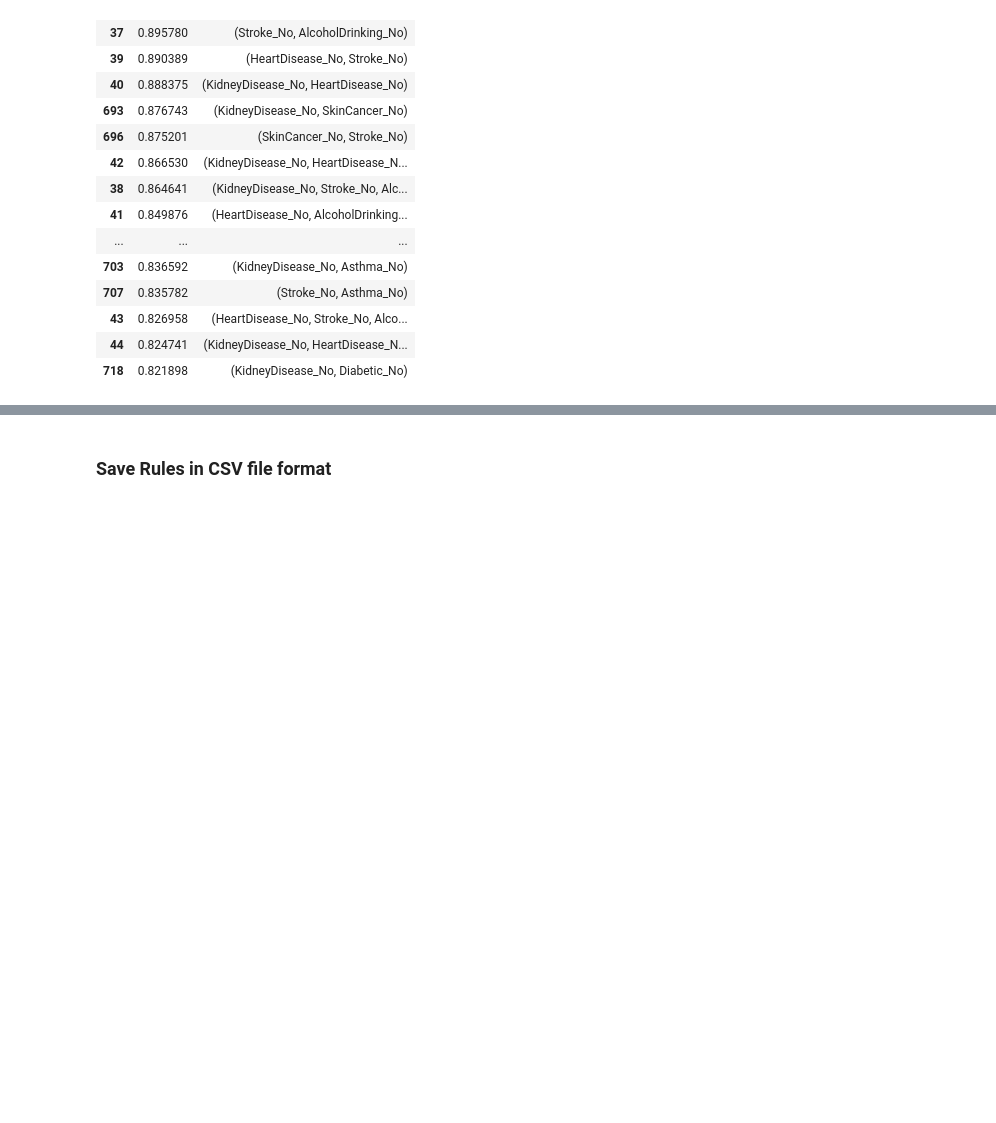
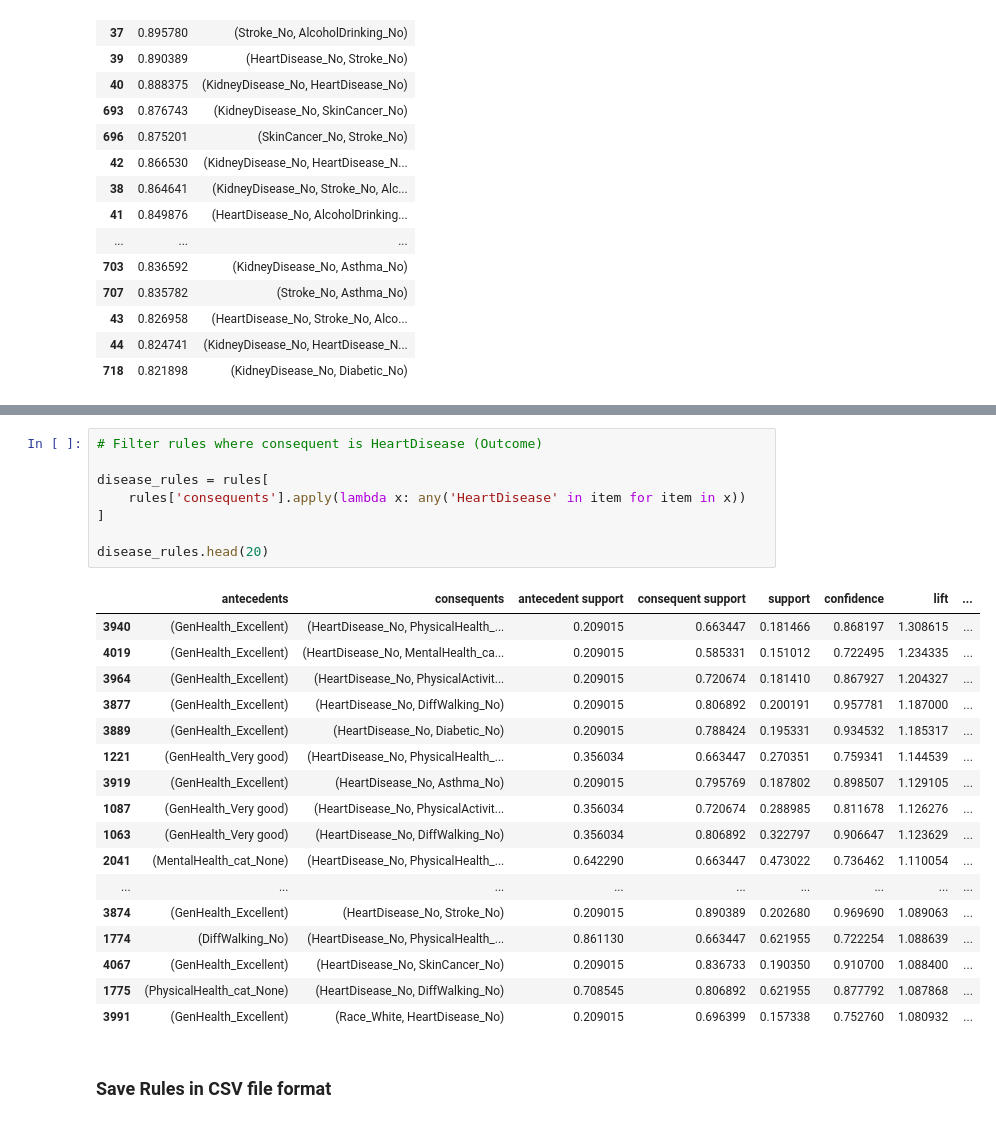
Before and after one commit to kay-16/CSC172-AssociationMining-Reambonanza, a Jupyter notebook: heart_disease_associationmining/notebook/mining.ipynb, the cells around one changed output, grey strips where cells are left out. Saved outputs shown, nothing was run; the diff lists cells and outputs as text; blank space fills up the shorter version.

Commit message:
Filter rules where consequent is HeartDisease

```diff
--- a/heart_disease_associationmining/notebook/mining.ipynb
+++ b/heart_disease_associationmining/notebook/mining.ipynb
@@ -174,6 +174,32 @@ risk_rules.head(10)
 | 3955 | (GenHealth_Excellent) | (KidneyDisease_No, PhysicalActivi... | 0.209015 | 0.753236 | 0.183830 | 0.879507 | 1.167638 | ... |
 | 3958 | (GenHealth_Excellent) | (Stroke_No, PhysicalActivity_Yes) | 0.209015 | 0.752420 | 0.183568 | 0.878250 | 1.167235 | ... |
 | 4048 | (GenHealth_Excellent, Smoking_No) | (PhysicalActivity_Yes) | 0.146309 | 0.775362 | 0.131537 | 0.899036 | 1.159504 | ... |
+# %%
+# Filter rules where consequent is HeartDisease (Outcome)
+
+disease_rules = rules[
+    rules['consequents'].apply(lambda x: any('HeartDisease' in item for item in x))
+]
+
+disease_rules.head(20)
+# %% [output]
+|  | antecedents | consequents | antecedent support | consequent support | support | confidence | lift | ... |
+| 3940 | (GenHealth_Excellent) | (HeartDisease_No, PhysicalHealth_... | 0.209015 | 0.663447 | 0.181466 | 0.868197 | 1.308615 | ... |
+| 4019 | (GenHealth_Excellent) | (HeartDisease_No, MentalHealth_ca... | 0.209015 | 0.585331 | 0.151012 | 0.722495 | 1.234335 | ... |
+| 3964 | (GenHealth_Excellent) | (HeartDisease_No, PhysicalActivit... | 0.209015 | 0.720674 | 0.181410 | 0.867927 | 1.204327 | ... |
+| 3877 | (GenHealth_Excellent) | (HeartDisease_No, DiffWalking_No) | 0.209015 | 0.806892 | 0.200191 | 0.957781 | 1.187000 | ... |
+| 3889 | (GenHealth_Excellent) | (HeartDisease_No, Diabetic_No) | 0.209015 | 0.788424 | 0.195331 | 0.934532 | 1.185317 | ... |
+| 1221 | (GenHealth_Very good) | (HeartDisease_No, PhysicalHealth_... | 0.356034 | 0.663447 | 0.270351 | 0.759341 | 1.144539 | ... |
+| 3919 | (GenHealth_Excellent) | (HeartDisease_No, Asthma_No) | 0.209015 | 0.795769 | 0.187802 | 0.898507 | 1.129105 | ... |
+| 1087 | (GenHealth_Very good) | (HeartDisease_No, PhysicalActivit... | 0.356034 | 0.720674 | 0.288985 | 0.811678 | 1.126276 | ... |
+| 1063 | (GenHealth_Very good) | (HeartDisease_No, DiffWalking_No) | 0.356034 | 0.806892 | 0.322797 | 0.906647 | 1.123629 | ... |
+| 2041 | (MentalHealth_cat_None) | (HeartDisease_No, PhysicalHealth_... | 0.642290 | 0.663447 | 0.473022 | 0.736462 | 1.110054 | ... |
+| ... | ... | ... | ... | ... | ... | ... | ... | ... |
+| 3874 | (GenHealth_Excellent) | (HeartDisease_No, Stroke_No) | 0.209015 | 0.890389 | 0.202680 | 0.969690 | 1.089063 | ... |
+| 1774 | (DiffWalking_No) | (HeartDisease_No, PhysicalHealth_... | 0.861130 | 0.663447 | 0.621955 | 0.722254 | 1.088639 | ... |
+| 4067 | (GenHealth_Excellent) | (HeartDisease_No, SkinCancer_No) | 0.209015 | 0.836733 | 0.190350 | 0.910700 | 1.088400 | ... |
+| 1775 | (PhysicalHealth_cat_None) | (HeartDisease_No, DiffWalking_No) | 0.708545 | 0.806892 | 0.621955 | 0.877792 | 1.087868 | ... |
+| 3991 | (GenHealth_Excellent) | (Race_White, HeartDisease_No) | 0.209015 | 0.696399 | 0.157338 | 0.752760 | 1.080932 | ... |
 # %% [markdown]
 ### Save Rules in CSV file format
 # %%
```
